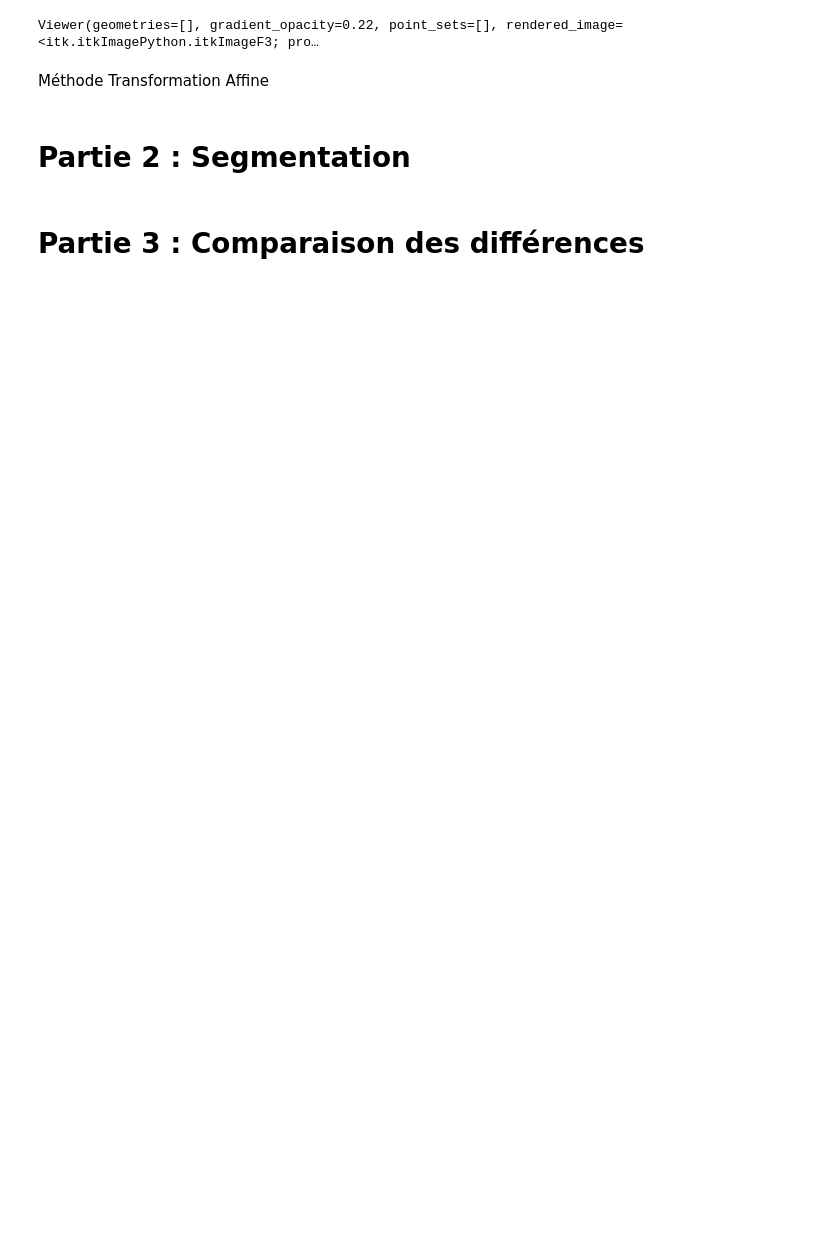
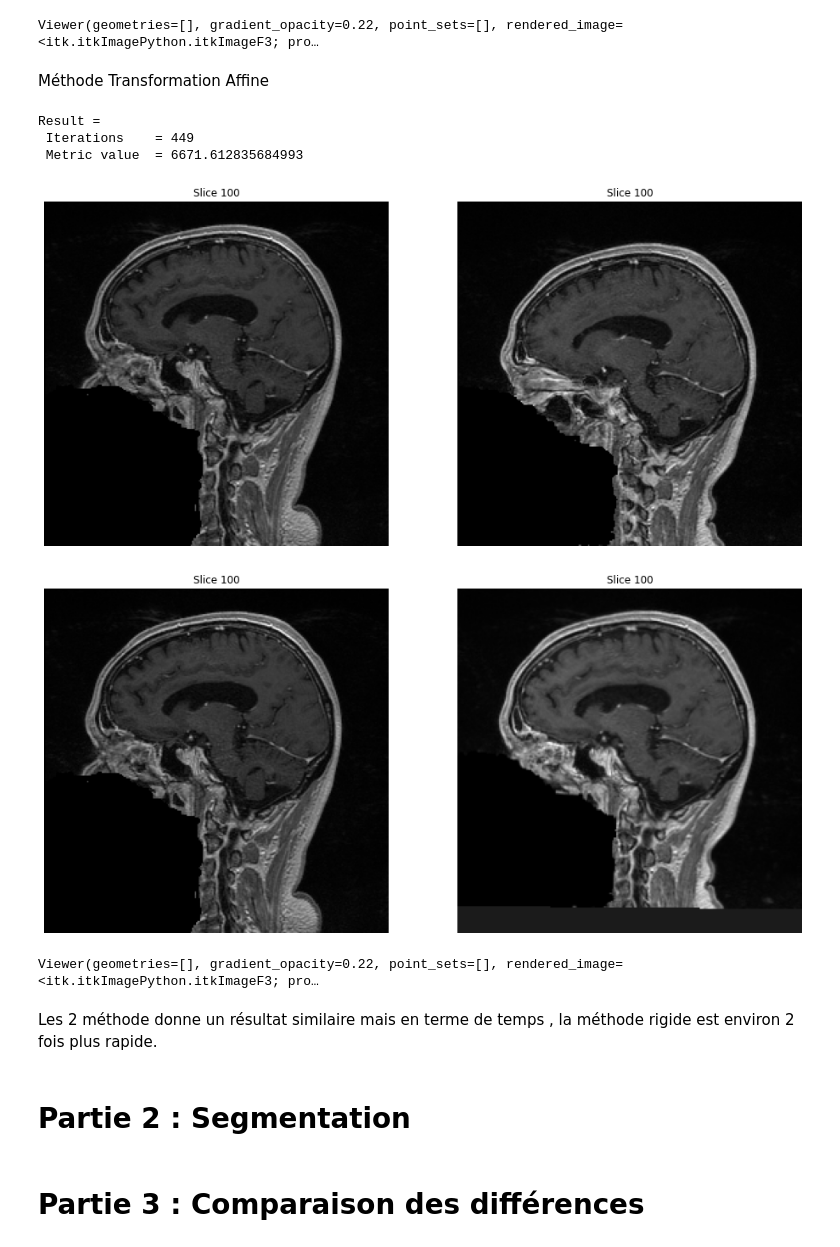
Before and after one commit to QuentinAM/VITK, a Jupyter notebook: notebook.ipynb, the cells around one changed output. Cells and saved outputs as stored; diff of their text form; code cells hidden in the pictures; blank space fills up the shorter version.

Commit message:
feat : add affine recalage methode

```diff
--- a/notebook.ipynb
+++ b/notebook.ipynb
@@ -162,6 +161,3 @@ visualize_image3D(registered_image)
 Viewer(geometries=[], gradient_opacity=0.22, point_sets=[], rendered_image=<itk.itkImagePython.itkImageF3; pro…
 # %% [markdown]
 Méthode Transformation Affine
-# %%
-def image_registration_affine():
-    return None
@@ -168,3 +238,21 @@ def image_registration_affine():
+# %%
+registered_image = image_registration_affine(image_1, image_2)
+# %% [output]
+Result =
+ Iterations    = 449
+ Metric value  = 6671.612835684993
+# %%
+display_images(image_1, image_2, 100)
+display_images(image_1, registered_image, 100)
+# %% [output]
+[figure, added]
+[figure, added]
+# %%
+visualize_image3D(registered_image)
+# %% [output]
+Viewer(geometries=[], gradient_opacity=0.22, point_sets=[], rendered_image=<itk.itkImagePython.itkImageF3; pro…
+# %% [markdown]
+Les 2 méthode donne un résultat similaire mais en terme de temps , la méthode rigide est environ 2 fois plus rapide.
 # %% [markdown]
 # Partie 2 : Segmentation
 # %% [markdown]
```
Also changed, not shown: parts of 3 cells of this notebook.
